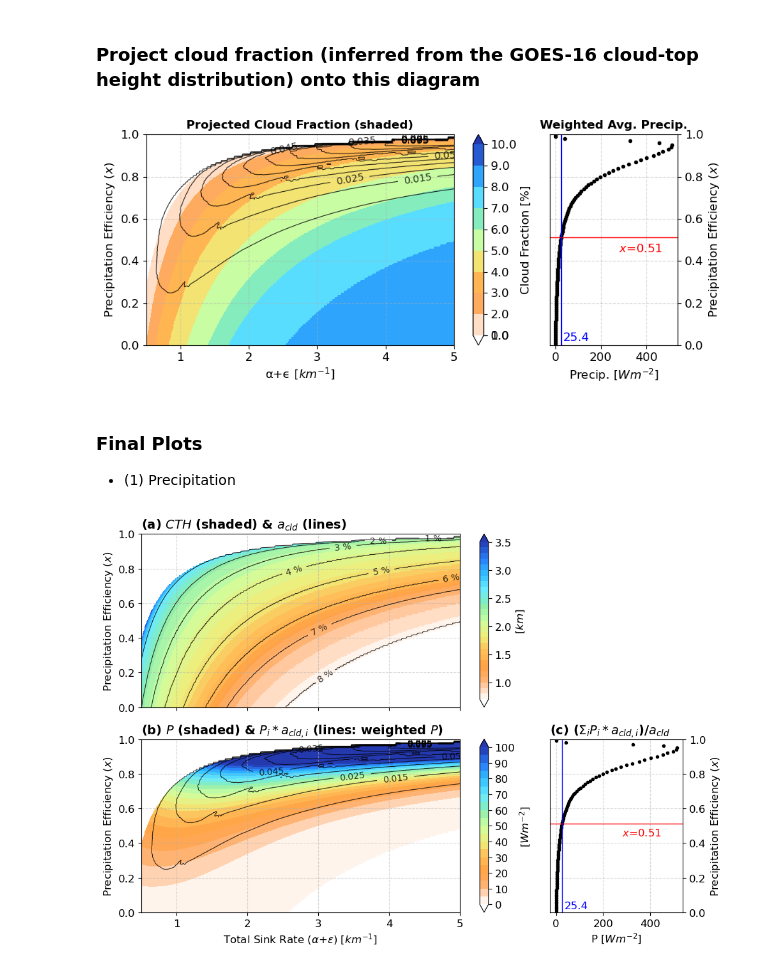
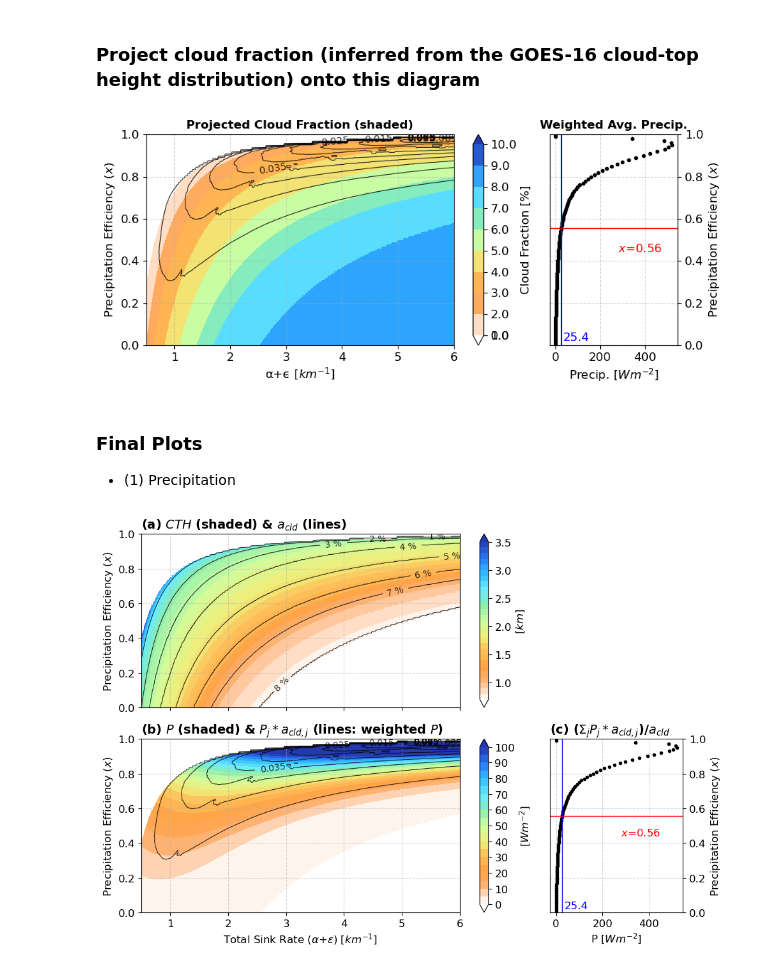
Before and after one commit to deszoeke/trade-cu-model, a Jupyter notebook: src/python/sensitivity_precip_cth.ipynb, the cells around one changed output. Cells and saved outputs as stored; diff of their text form; code cells hidden in the pictures.

```diff
--- a/src/python/sensitivity_precip_cth.ipynb
+++ b/src/python/sensitivity_precip_cth.ipynb
@@ -49,8 +50,10 @@ def q_total(ae, dz, x, qs, qm, q_zcb, izcb):
             qt[iz+1] = ( (1-a2/2) * qt[iz] + a2*Q2 ) / (1 + a2/2)
     return qt
 
-def cloudflux_downward(ae, dz, x, ql, qm, qs, Ft, izcb, izct):
-    Q = x * ae * ql / (qs - qm) * dz
+# def cloudflux_downward(ae, dz, x, ql, qm, qs, Ft, izcb, izct):
+#     Q = x * ae * ql / (qs - qm) * dz
+def cloudflux_downward(ae, dz, x, ql, qm, qt, Ft, izcb, izct):
+    Q = x * ae * ql / (qt - qm) * dz
     Fcld = Ft.copy()
     Fcld[:izct] = np.nan
     for iz in range(izct, izcb-1, -1):
@@ -156,7 +159,7 @@ Domain-averaged precipitation from Ronald Brown surface observations: 0.03 mm/hr
 Fcb = Ecb / rhosfc_L - np.nanmean(pr) / 3600 # [kg/m^2/s]
 zcb = 700
 x_range = np.arange(0, 1.01, 0.01)
-ae_range = 1e-3 * np.arange(0.5, 5.01, 0.01)
+ae_range = 1e-3 * np.arange(0.5, 6.01, 0.01)
 
 pr_pred = np.zeros((len(x_range), len(ae_range))) # predicted precipitation flux at cloud-base [kg/m^2/s]
 cth_pred = np.zeros((len(x_range), len(ae_range))) # predicted cloud-top height [m]
@@ -185,7 +188,8 @@ for ix in range(len(x_range)):
         izct = np.where(ql[izcb+1:] == 0)[0][0] + izcb
 
         # Calculations: cloud fluxes for control case
-        Fcld = cloudflux_downward(ae, dz, x, ql, qm, qs, Ft, izcb, izct)
+        # Fcld = cloudflux_downward(ae, dz, x, ql, qm, qs, Ft, izcb, izct)
+        Fcld = cloudflux_downward(ae, dz, x, ql, qm, qt, Ft, izcb, izct)
         Fpr = Fcld - Ft # Precipitation flux must be zero above cloud top
 
         pr_pred[ix, iae] = Fpr[izcb]
@@ -323,7 +327,7 @@ ax2.grid(linestyle='--', alpha=0.5)
 
 plt.tight_layout()
 # %% [output]
-[figure, old version]
+[figure, new version]
 # %% [markdown]
 ### Final Plots
 - (1) Precipitation
@@ -365,36 +369,36 @@ cs_pr = ax3.contour(ae_range * 1e+3, x_range, pr_weighted, levels=np.arange(0.00
             linestyles='-', linewidths=0.8, alpha=0.8)
 ax3.clabel(cs_pr, fmt=lambda v: f"{v:.3f}", colors='k', fontsize=10)
 
 ax3.set_xlabel(r'Total Sink Rate ($\alpha$+$\epsilon$) [$km^{-1}$]', fontsize=12)
 ax3.set_ylabel(f'Precipitation Efficiency ($x$)', fontsize=12)
-ax3.set_title(rf'(b) $P$ (shaded) & $P_{{i}}*a_{{cld, i}}$ (lines: weighted $P$)', fontsize=14, fontweight='bold', loc='left')
+ax3.set_title(rf'(b) $P$ (shaded) & $P_{{j}}*a_{{cld, j}}$ (lines: weighted $P$)', fontsize=14, fontweight='bold', loc='left')
 
 ax3.tick_params(axis='x', labelsize=12)
 ax3.tick_params(axis='y', labelsize=12)
 ax3.grid(linestyle='--', alpha=0.5)
 
 # Weighted precipitation
 ax4.plot(pr_weighted_sum, x_range, '.', color='k')
 ax4.axhline(x_final, color='r', linewidth=1)
 ax4.axvline(pr_avg, color='b', linewidth=1)
 
 ax4.set_ylim(0, 1)
 
 ax4.set_xlabel(r'P [$Wm^{-2}$]', fontsize=12)
 ax4.set_ylabel(f'Precipitation Efficiency ($x$)', fontsize=12)
-ax4.set_title(rf'(c) ($\Sigma_{{i}}$$P_{{i}}*a_{{cld, i}}$)/$a_{{cld}}$', fontsize=14, fontweight='bold', loc='left')
+ax4.set_title(rf'(c) ($\Sigma_{{j}}$$P_{{j}}*a_{{cld, j}}$)/$a_{{cld}}$', fontsize=14, fontweight='bold', loc='left')
 ax4.text(280, 0.44, f'$x$={np.round(x_final, 2)}', fontsize=12, color='r')
 ax4.text(35, 0.02, f'{np.round(pr_avg, 2)}', fontsize=12, color='b')
 
 ax4.yaxis.tick_right()
 ax4.yaxis.set_label_position('right')
 ax4.tick_params(axis='x', labelsize=12)
 ax4.tick_params(axis='y', labelsize=12)
 ax4.grid(linestyle='--', alpha=0.5)
 
 plt.tight_layout()
 # %% [output]
-[figure, old version]
+[figure, new version]
 # %%
 xplot = np.round(x_final, 2)
 xloc = np.where(x_range == xplot)[0][0]
```
Also changed, not shown: parts of 7 cells of this notebook.
